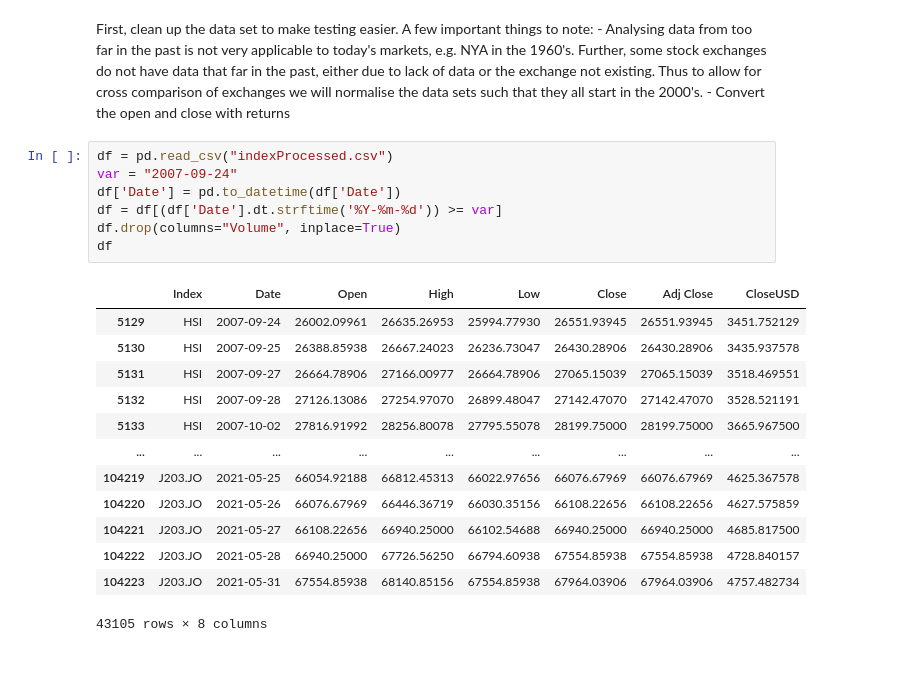
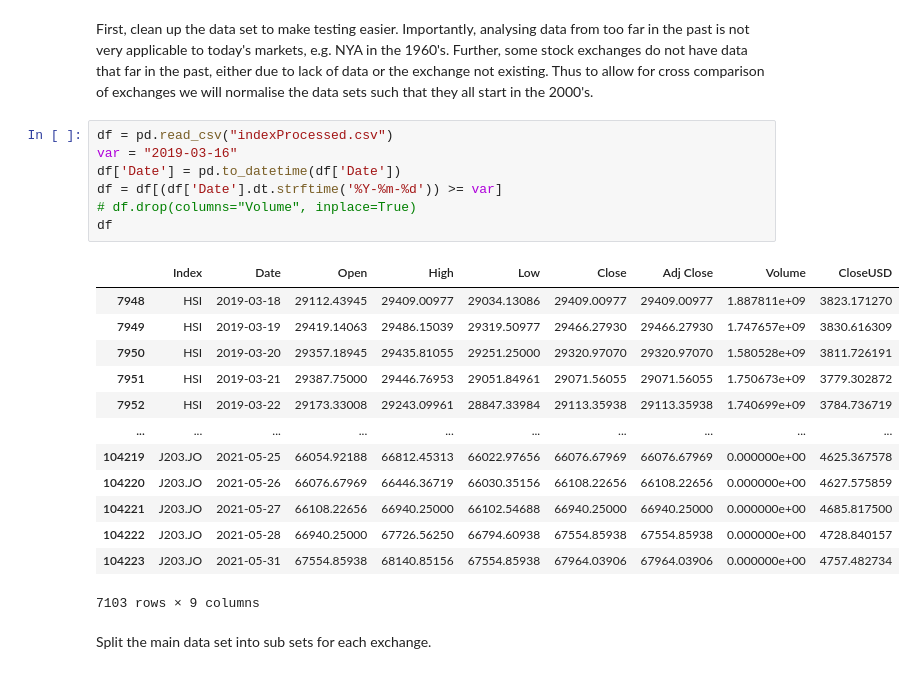
Before and after one commit to TeddyCB/ECM3420_CW, a Jupyter notebook: LSTM_GRU_Model.ipynb, the cells around one changed output. Cells and saved outputs as stored; diff of their text form.

```diff
--- a/LSTM_GRU_Model.ipynb
+++ b/LSTM_GRU_Model.ipynb
@@ -12,28 +20,28 @@ from keras.layers import Dense, LSTM, GRU
 # %% [markdown]
-First, clean up the data set to make testing easier. A few important things to note:
-    -  Analysing data from too far in the past is not very applicable to today's markets, e.g. NYA in the 1960's. Further, some stock exchanges do not have data that far in the past, either due to lack of data or the exchange not existing. Thus to allow for cross comparison of exchanges we will normalise the data sets such that they all start in the 2000's.
-    -  Convert the open and close with returns
+First, clean up the data set to make testing easier. Importantly, analysing data from too far in the past is not very applicable to today's markets, e.g. NYA in the 1960's. Further, some stock exchanges do not have data that far in the past, either due to lack of data or the exchange not existing. Thus to allow for cross comparison of exchanges we will normalise the data sets such that they all start in the 2000's.
 # %%
 df = pd.read_csv("indexProcessed.csv")
-var = "2007-09-24"
+var = "2019-03-16"
 df['Date'] = pd.to_datetime(df['Date'])
 df = df[(df['Date'].dt.strftime('%Y-%m-%d')) >= var]
-df.drop(columns="Volume", inplace=True)
+# df.drop(columns="Volume", inplace=True)
 df
 # %% [output]
-|  | Index | Date | Open | High | Low | Close | Adj Close | CloseUSD |
-| 5129 | HSI | 2007-09-24 | 26002.09961 | 26635.26953 | 25994.77930 | 26551.93945 | 26551.93945 | 3451.752129 |
-| 5130 | HSI | 2007-09-25 | 26388.85938 | 26667.24023 | 26236.73047 | 26430.28906 | 26430.28906 | 3435.937578 |
-| 5131 | HSI | 2007-09-27 | 26664.78906 | 27166.00977 | 26664.78906 | 27065.15039 | 27065.15039 | 3518.469551 |
-| 5132 | HSI | 2007-09-28 | 27126.13086 | 27254.97070 | 26899.48047 | 27142.47070 | 27142.47070 | 3528.521191 |
-| 5133 | HSI | 2007-10-02 | 27816.91992 | 28256.80078 | 27795.55078 | 28199.75000 | 28199.75000 | 3665.967500 |
-| ... | ... | ... | ... | ... | ... | ... | ... | ... |
-| 104219 | J203.JO | 2021-05-25 | 66054.92188 | 66812.45313 | 66022.97656 | 66076.67969 | 66076.67969 | 4625.367578 |
-| 104220 | J203.JO | 2021-05-26 | 66076.67969 | 66446.36719 | 66030.35156 | 66108.22656 | 66108.22656 | 4627.575859 |
-| 104221 | J203.JO | 2021-05-27 | 66108.22656 | 66940.25000 | 66102.54688 | 66940.25000 | 66940.25000 | 4685.817500 |
-| 104222 | J203.JO | 2021-05-28 | 66940.25000 | 67726.56250 | 66794.60938 | 67554.85938 | 67554.85938 | 4728.840157 |
-| 104223 | J203.JO | 2021-05-31 | 67554.85938 | 68140.85156 | 67554.85938 | 67964.03906 | 67964.03906 | 4757.482734 |
+|  | Index | Date | Open | High | Low | Close | Adj Close | Volume | CloseUSD |
+| 7948 | HSI | 2019-03-18 | 29112.43945 | 29409.00977 | 29034.13086 | 29409.00977 | 29409.00977 | 1.887811e+09 | 3823.171270 |
+| 7949 | HSI | 2019-03-19 | 29419.14063 | 29486.15039 | 29319.50977 | 29466.27930 | 29466.27930 | 1.747657e+09 | 3830.616309 |
+| 7950 | HSI | 2019-03-20 | 29357.18945 | 29435.81055 | 29251.25000 | 29320.97070 | 29320.97070 | 1.580528e+09 | 3811.726191 |
+| 7951 | HSI | 2019-03-21 | 29387.75000 | 29446.76953 | 29051.84961 | 29071.56055 | 29071.56055 | 1.750673e+09 | 3779.302872 |
+| 7952 | HSI | 2019-03-22 | 29173.33008 | 29243.09961 | 28847.33984 | 29113.35938 | 29113.35938 | 1.740699e+09 | 3784.736719 |
+| ... | ... | ... | ... | ... | ... | ... | ... | ... | ... |
+| 104219 | J203.JO | 2021-05-25 | 66054.92188 | 66812.45313 | 66022.97656 | 66076.67969 | 66076.67969 | 0.000000e+00 | 4625.367578 |
+| 104220 | J203.JO | 2021-05-26 | 66076.67969 | 66446.36719 | 66030.35156 | 66108.22656 | 66108.22656 | 0.000000e+00 | 4627.575859 |
+| 104221 | J203.JO | 2021-05-27 | 66108.22656 | 66940.25000 | 66102.54688 | 66940.25000 | 66940.25000 | 0.000000e+00 | 4685.817500 |
+| 104222 | J203.JO | 2021-05-28 | 66940.25000 | 67726.56250 | 66794.60938 | 67554.85938 | 67554.85938 | 0.000000e+00 | 4728.840157 |
+| 104223 | J203.JO | 2021-05-31 | 67554.85938 | 68140.85156 | 67554.85938 | 67964.03906 | 67964.03906 | 0.000000e+00 | 4757.482734 |
-43105 rows × 8 columns
+7103 rows × 9 columns
+# %% [markdown]
+Split the main data set into sub sets for each exchange.
 # %%
 # list of all indexes
 index_list = []
```
Also changed, not shown: parts of 22 cells of this notebook, 2 other files.
